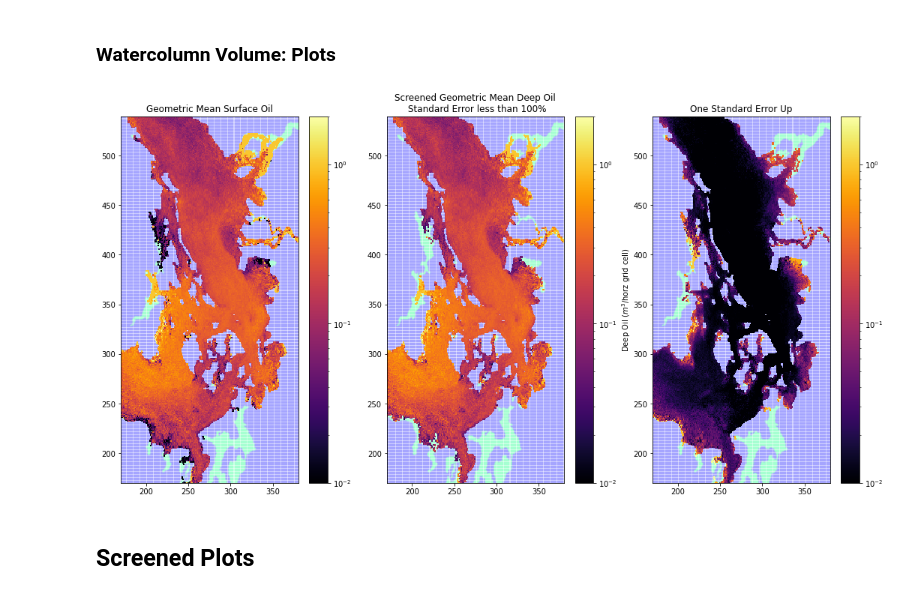
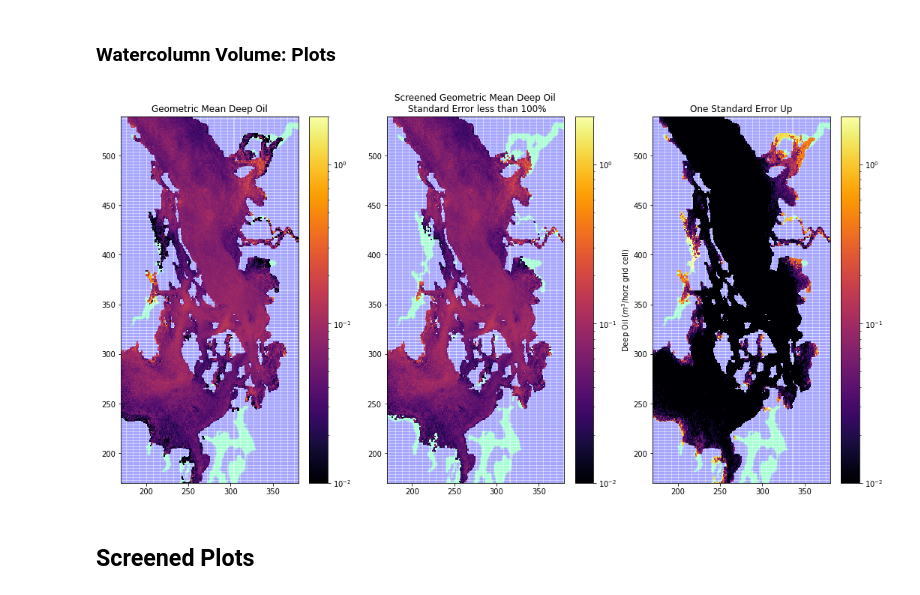
Before and after one commit to MIDOSS/Visualization, a Jupyter notebook: notebooks/Plot_Aggregates_oils.ipynb, the cells around one changed output. Cells and saved outputs as stored; diff of their text form; code cells hidden in the pictures.

```diff
--- a/notebooks/Plot_Aggregates_oils.ipynb
+++ b/notebooks/Plot_Aggregates_oils.ipynb
@@ -445,35 +446,35 @@ ma_deepoil_ste = np.ma.masked_array(deepoil_ste, oil.deeppresence <= 0)
 fig, axs = plt.subplots(1, 3, figsize=(18, 9))
 
 vmin, vmax = 0.01, 2
 
 for ax in axs:
     ax.pcolormesh(tmask[1:, 1:], cmap='winter_r', alpha=0.1)
     ax.set_ylim(imin, imax)
     ax.set_xlim(jmin, jmax)
 
 C = axs[0].pcolormesh(
      np.exp(ma_deep_oil), norm=colors.LogNorm(vmin=vmin, vmax=vmax),
     zorder=2, cmap='inferno'
 )
 cb = fig.colorbar(C, ax=axs[0]);
-axs[0].set_title('Geometric Mean Surface Oil')
+axs[0].set_title('Geometric Mean Deep Oil')
 
 C = axs[1].pcolormesh(
      np.exp(deepoiled),
     zorder=2, norm=colors.LogNorm(vmin=vmin, vmax=vmax), cmap='inferno'
 )
 cb = fig.colorbar(C, ax=axs[1]);
 cb.set_label('Deep Oil ($m^3$/horz grid cell)')
 axs[1].set_title(f'Screened Geometric Mean Deep Oil\n Standard Error less than {perol*100}%')
 
 C = axs[2].pcolormesh(
      np.exp(ma_deepoil_ste + ma_deep_oil) - np.exp(ma_deep_oil), norm=colors.LogNorm(vmin=vmin, vmax=vmax),
     zorder=2, cmap='inferno'
 )
 cb = fig.colorbar(C, ax=axs[2]);
 axs[2].set_title('One Standard Error Up');
 # %% [output]
-[figure, old version]
+[figure, new version]
 # %% [markdown]
 ## Screened Plots
 # %%
```
Also changed, not shown: parts of 6 cells of this notebook, 4 other files.
